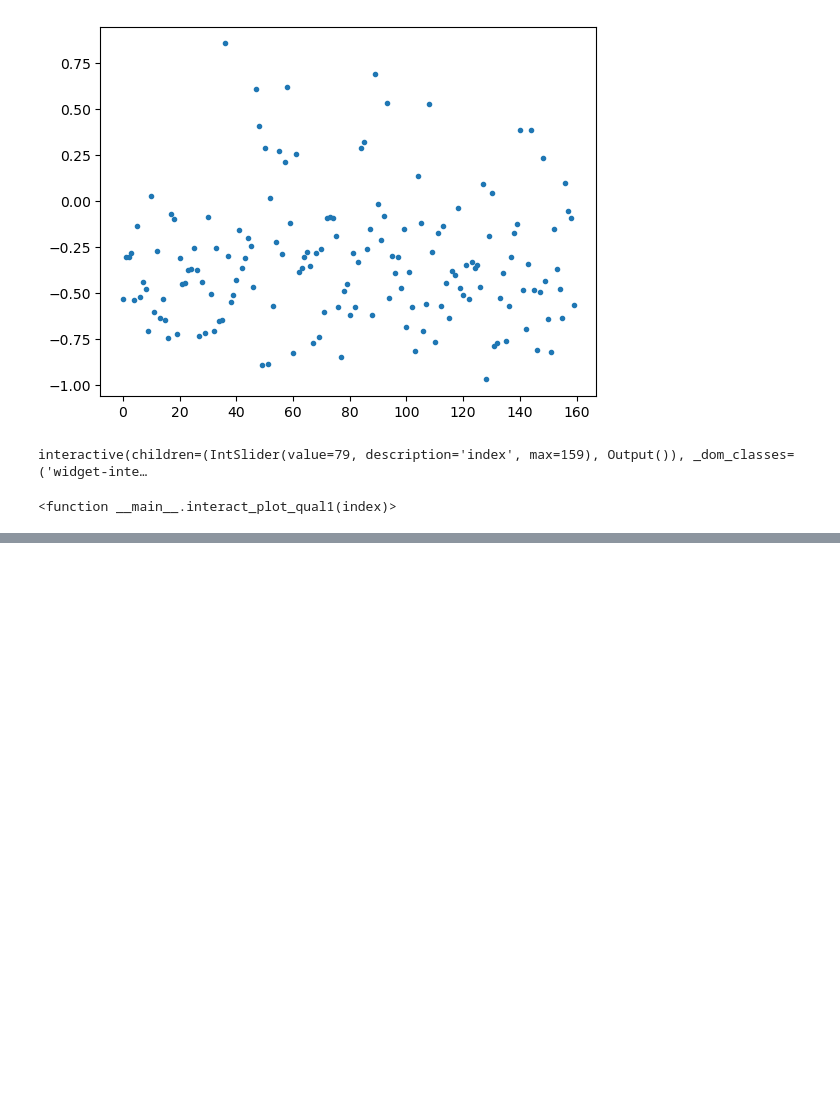
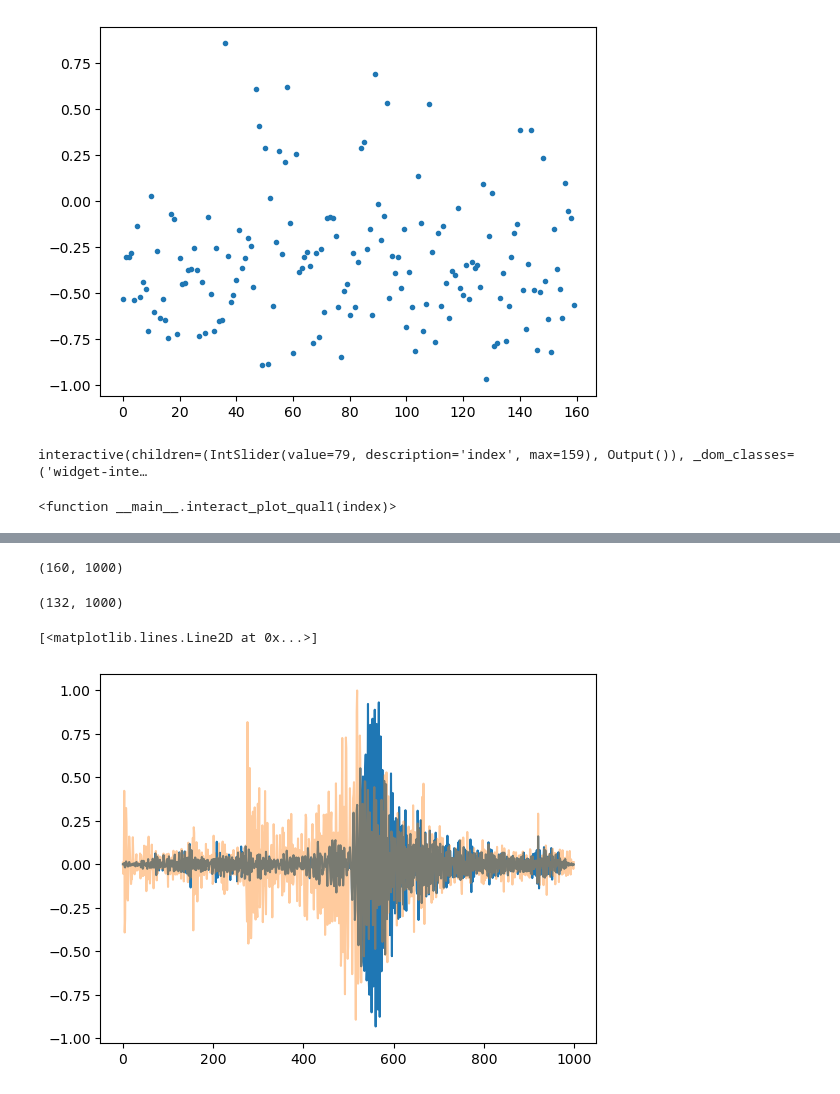
Before and after one commit to alexmundt/waveform-stft-denoise, a Jupyter notebook: Model - Testing.ipynb, the cells around one changed output, grey strips where cells are left out. Saved outputs shown, nothing was run; the diff lists cells and outputs as text; code cells hidden in the pictures; blank space fills up the shorter version.

```diff
--- a/Model - Testing.ipynb
+++ b/Model - Testing.ipynb
@@ -333,0 +339,20 @@ interactive(children=(IntSlider(value=79, description='index', max=159), Output(
+# %%
+folder = "training/original training/"
+file = 'original_training_no_aug.npy'
+# %%
+original_set = np.load(folder + file)
+# %%
+denoised_waveforms_array.shape
+# %% [output]
+(160, 1000)
+# %%
+original_set.shape
+# %% [output]
+(132, 1000)
+# %%
+index = 0
+plt.plot(denoised_waveforms[index])
+plt.plot(original_set[index], alpha=0.4)
+# %% [output]
+[<matplotlib.lines.Line2D at 0x...>]
+[figure, added]
```
Also changed, not shown: parts of 29 cells of this notebook.
